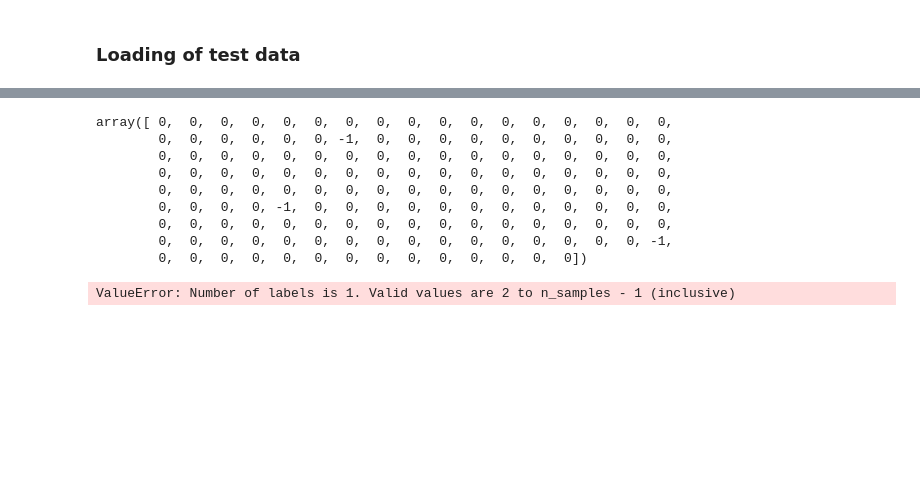
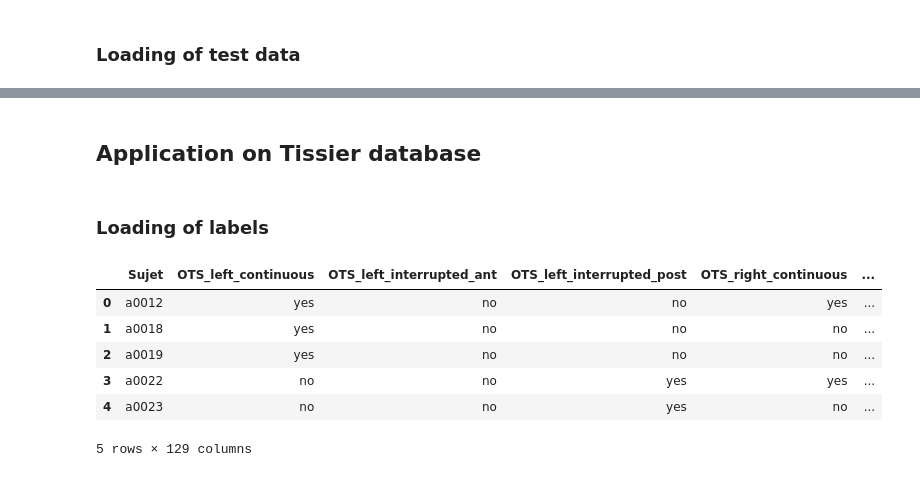
Before and after one commit to neurospin-projects/2021_jchavas_lguillon_deepcingulate, a Jupyter notebook: betaVAE/latent_space_analysis.ipynb, the cells around one changed output, grey strips where cells are left out. Cells and saved outputs as stored; diff of their text form; code cells hidden in the pictures; blank space fills up the shorter version.

```diff
--- a/betaVAE/latent_space_analysis.ipynb
+++ b/betaVAE/latent_space_analysis.ipynb
@@ -152,16 +127,4 @@ clustering = DBSCAN(eps=10, min_samples=5).fit_predict(X)
-# %%
-clustering
-# %% [output]
-array([ 0,  0,  0,  0,  0,  0,  0,  0,  0,  0,  0,  0,  0,  0,  0,  0,  0,
-        0,  0,  0,  0,  0,  0, -1,  0,  0,  0,  0,  0,  0,  0,  0,  0,  0,
-        0,  0,  0,  0,  0,  0,  0,  0,  0,  0,  0,  0,  0,  0,  0,  0,  0,
-        0,  0,  0,  0,  0,  0,  0,  0,  0,  0,  0,  0,  0,  0,  0,  0,  0,
-        0,  0,  0,  0,  0,  0,  0,  0,  0,  0,  0,  0,  0,  0,  0,  0,  0,
-        0,  0,  0,  0, -1,  0,  0,  0,  0,  0,  0,  0,  0,  0,  0,  0,  0,
-        0,  0,  0,  0,  0,  0,  0,  0,  0,  0,  0,  0,  0,  0,  0,  0,  0,
-        0,  0,  0,  0,  0,  0,  0,  0,  0,  0,  0,  0,  0,  0,  0,  0, -1,
-        0,  0,  0,  0,  0,  0,  0,  0,  0,  0,  0,  0,  0,  0])
-# %%
-metrics.silhouette_score(X, clustering)
-# %% [output]
-ValueError: Number of labels is 1. Valid values are 2 to n_samples - 1 (inclusive)
+# %% [markdown]
+## Application on Tissier database
+# %% [markdown]
+### Loading of labels
@@ -167,0 +133,10 @@ ValueError: Number of labels is 1. Valid values are 2 to n_samples - 1 (inclusiv
+# %%
+labels_set.head()
+# %% [output]
+|  | Sujet | OTS_left_continuous | OTS_left_interrupted_ant | OTS_left_interrupted_post | OTS_right_continuous | ... |
+| 0 | a0012 | yes | no | no | yes | ... |
+| 1 | a0018 | yes | no | no | no | ... |
+| 2 | a0019 | yes | no | no | no | ... |
+| 3 | a0022 | no | no | yes | yes | ... |
+| 4 | a0023 | no | no | yes | no | ... |
+5 rows × 129 columns
```
Also changed, not shown: parts of 28 cells of this notebook.
